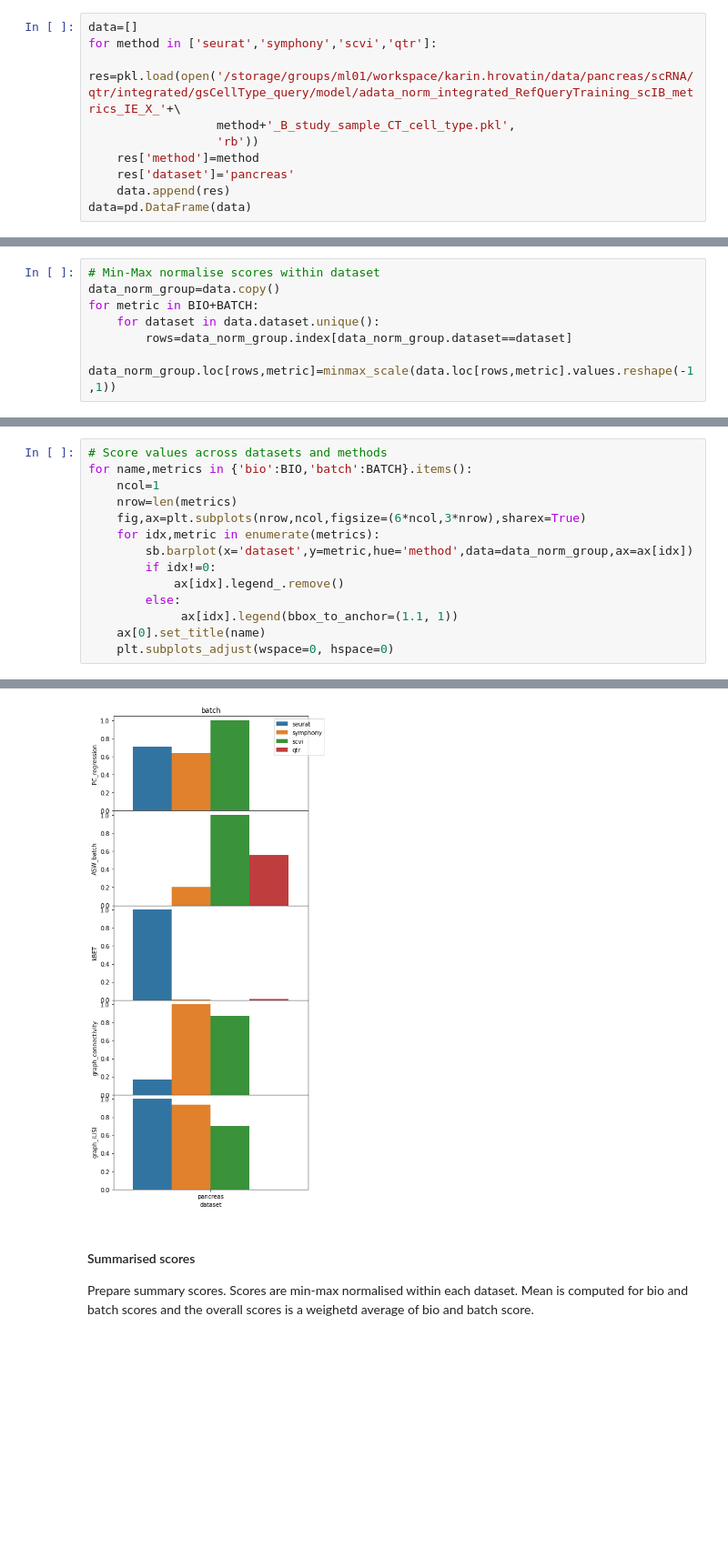
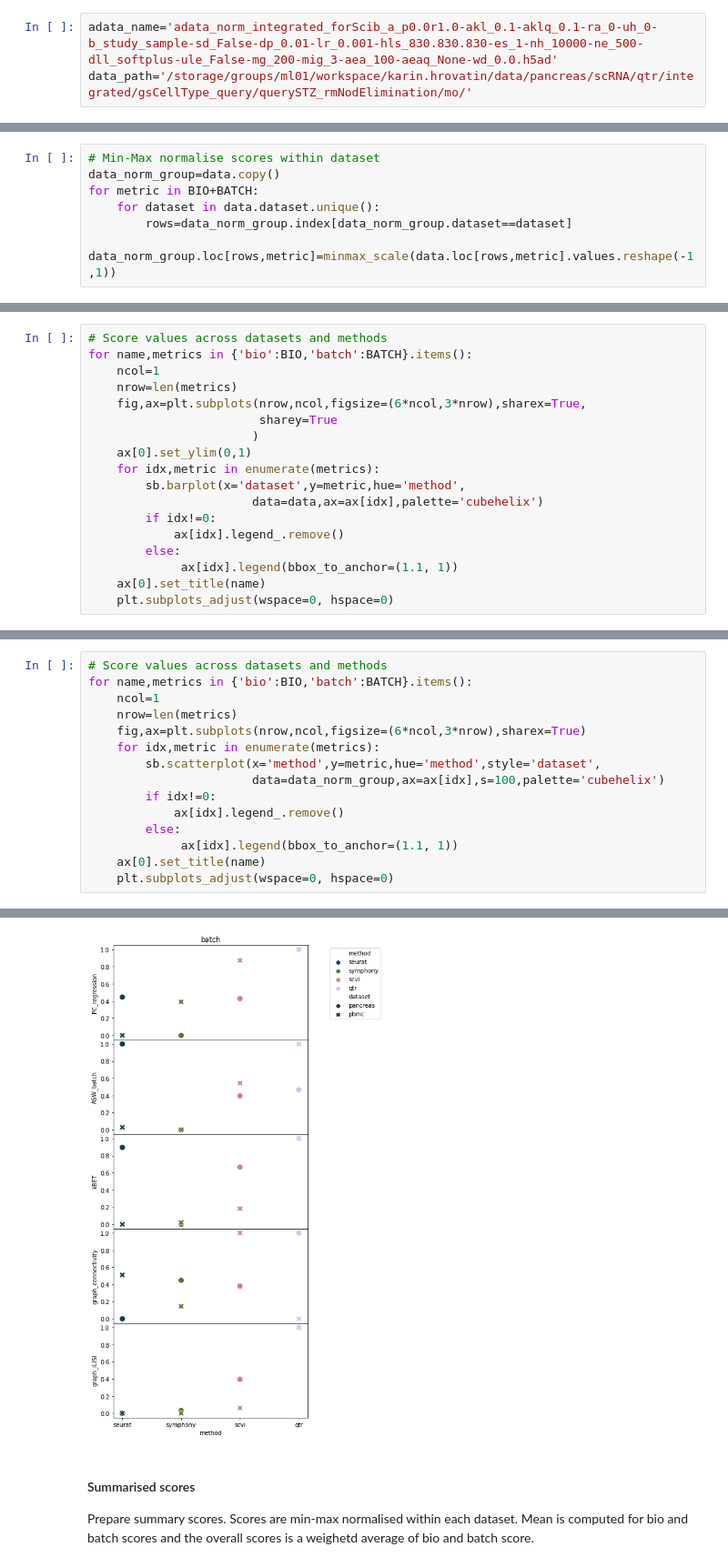
Before and after one commit to theislab/expiMap_reproducibility, a Jupyter notebook: scripts/integration_benchmarks/plot_metrics.ipynb, the cells around one changed output, grey strips where cells are left out. Shown: that part at 91% size. Saved outputs shown, nothing was run; the diff lists cells and outputs as text; blank space fills up the shorter version.

```diff
--- a/scripts/integration_benchmarks/plot_metrics.ipynb
+++ b/scripts/integration_benchmarks/plot_metrics.ipynb
@@ -24,10 +20,3 @@ BATCH=['PC_regression','ASW_batch','kBET','graph_connectivity','graph_iLISI']
-# %%
-data=[]
-for method in ['seurat','symphony','scvi','qtr']:
-    res=pkl.load(open('/storage/groups/ml01/workspace/karin.hrovatin/data/pancreas/scRNA/qtr/integrated/gsCellType_query/model/adata_norm_integrated_RefQueryTraining_scIB_metrics_IE_X_'+\
-                  method+'_B_study_sample_CT_cell_type.pkl',
-                  'rb'))
-    res['method']=method
-    res['dataset']='pancreas'
-    data.append(res)
-data=pd.DataFrame(data)
+# %%
+adata_name='adata_norm_integrated_forScib_a_p0.0r1.0-akl_0.1-aklq_0.1-ra_0-uh_0-b_study_sample-sd_False-dp_0.01-lr_0.001-hls_830.830.830-es_1-nh_10000-ne_500-dll_softplus-ule_False-mg_200-mig_3-aea_100-aeaq_None-wd_0.0.h5ad'
+data_path='/storage/groups/ml01/workspace/karin.hrovatin/data/pancreas/scRNA/qtr/integrated/gsCellType_query/querySTZ_rmNodElimination/mo/'
@@ -48,0 +77,18 @@ for metric in BIO+BATCH:
+# %%
+# Score values across datasets and methods
+for name,metrics in {'bio':BIO,'batch':BATCH}.items():
+    ncol=1
+    nrow=len(metrics)
+    fig,ax=plt.subplots(nrow,ncol,figsize=(6*ncol,3*nrow),sharex=True,
+                        sharey=True
+                       )
+    ax[0].set_ylim(0,1)
+    for idx,metric in enumerate(metrics):
+        sb.barplot(x='dataset',y=metric,hue='method',
+                       data=data,ax=ax[idx],palette='cubehelix')
+        if idx!=0:
+            ax[idx].legend_.remove()
+        else:
+             ax[idx].legend(bbox_to_anchor=(1.1, 1))
+    ax[0].set_title(name)
+    plt.subplots_adjust(wspace=0, hspace=0)
@@ -56,7 +104,8 @@ for name,metrics in {'bio':BIO,'batch':BATCH}.items():
     nrow=len(metrics)
     fig,ax=plt.subplots(nrow,ncol,figsize=(6*ncol,3*nrow),sharex=True)
     for idx,metric in enumerate(metrics):
-        sb.barplot(x='dataset',y=metric,hue='method',data=data_norm_group,ax=ax[idx])
+        sb.scatterplot(x='method',y=metric,hue='method',style='dataset',
+                       data=data_norm_group,ax=ax[idx],s=100,palette='cubehelix')
         if idx!=0:
             ax[idx].legend_.remove()
         else:
@@ -68,4 +117,4 @@ for name,metrics in {'bio':BIO,'batch':BATCH}.items():
-[figure, old version]
+[figure, new version]
 # %% [markdown]
 #### Summarised scores
 Prepare summary scores.
```
Also changed, not shown: parts of 10 cells of this notebook, 2 other files.
